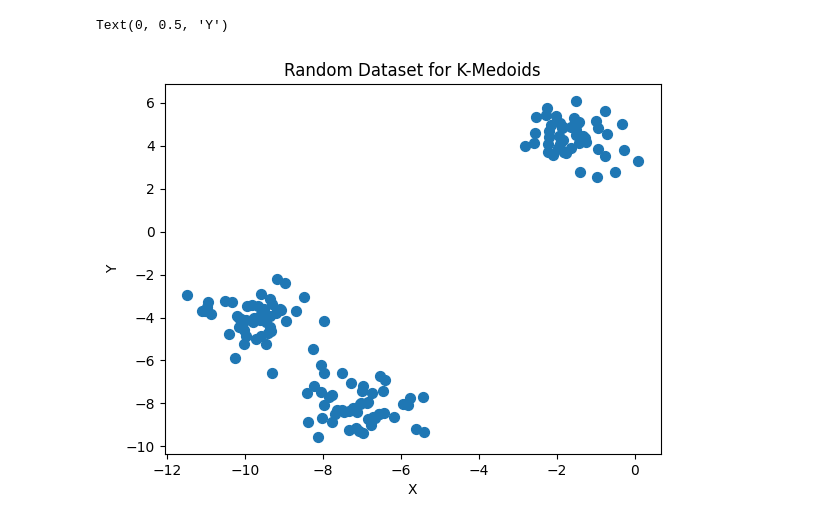
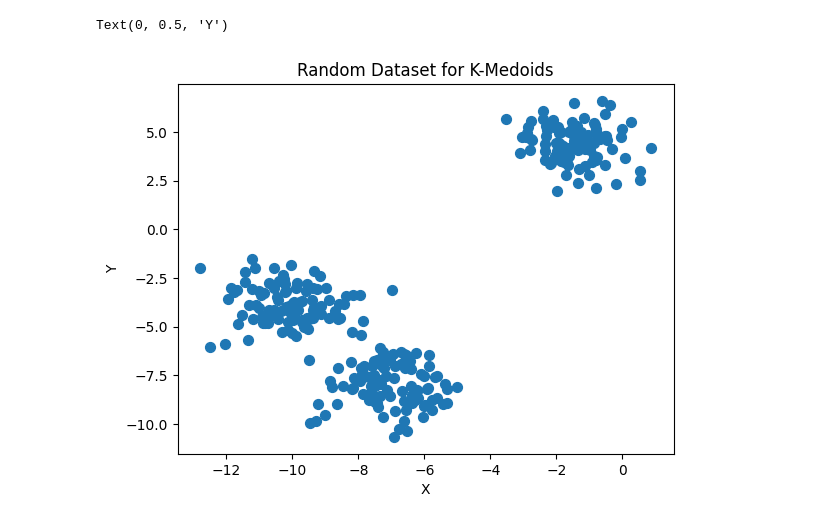
Before and after one commit to mariahwaslie/stunning-octo-goggles, a Jupyter notebook: K-Medoids/k_medoids_scratch.ipynb, the cells around one changed output. Cells and saved outputs as stored; diff of their text form; code cells hidden in the pictures.

```diff
--- a/K-Medoids/k_medoids_scratch.ipynb
+++ b/K-Medoids/k_medoids_scratch.ipynb
@@ -112,33 +423,32 @@ def k_medoids(data, k ):
 # %%
 
 # Parameters
 n_clusters = 3
-points_per_cluster = 50
-cluster_std = 0.8  # how spread out the clusters are
+points_per_cluster = 100
+cluster_std = 1 # how spread out the clusters are
 dim = 2  # 2D data
 
 # Generate random cluster centers
 np.random.seed(random_seed)  # for reproducibility
 centers = np.random.uniform(-10, 10, (n_clusters, dim))
 
 # Generate points around each center
 data = []
 for center in centers:
     cluster_points = center + cluster_std * np.random.randn(points_per_cluster, dim)
     data.append(cluster_points)
 
 data = np.vstack(data)  # combine all points
-# print(data)
 
 # Plot the dataset
 plt.scatter(data[:, 0], data[:, 1], s=50)
 plt.title("Random Dataset for K-Medoids")
 plt.xlabel("X")
 plt.ylabel("Y")
 # plt.show()
 # %% [output]
 Text(0, 0.5, 'Y')
-[figure, old version]
+[figure, new version]
 # %%
 print(k_medoids(data=data, k = n_clusters))
 # %% [output]
```
Also changed, not shown: parts of 15 cells of this notebook, 1 other file.
